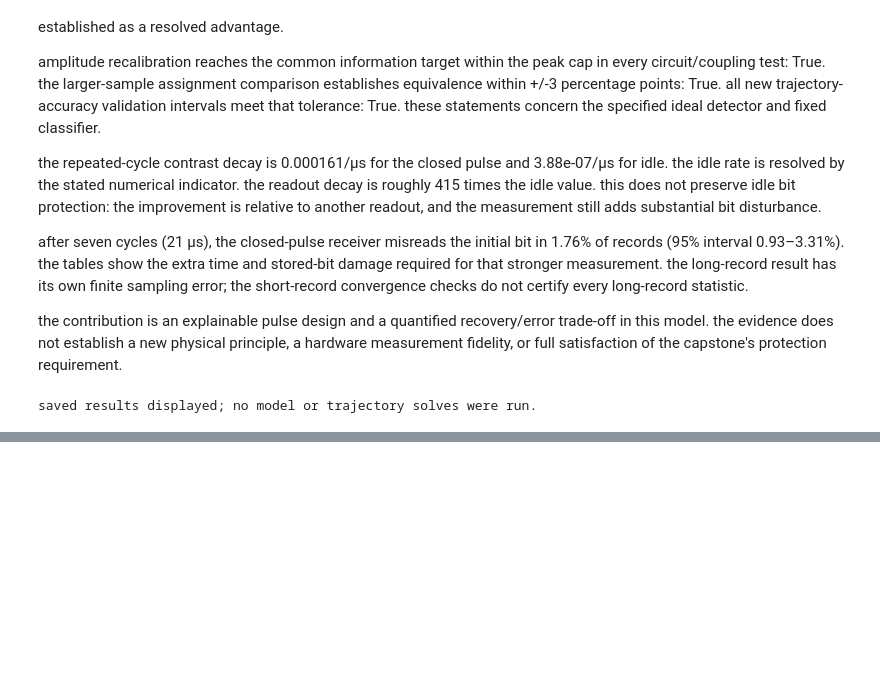
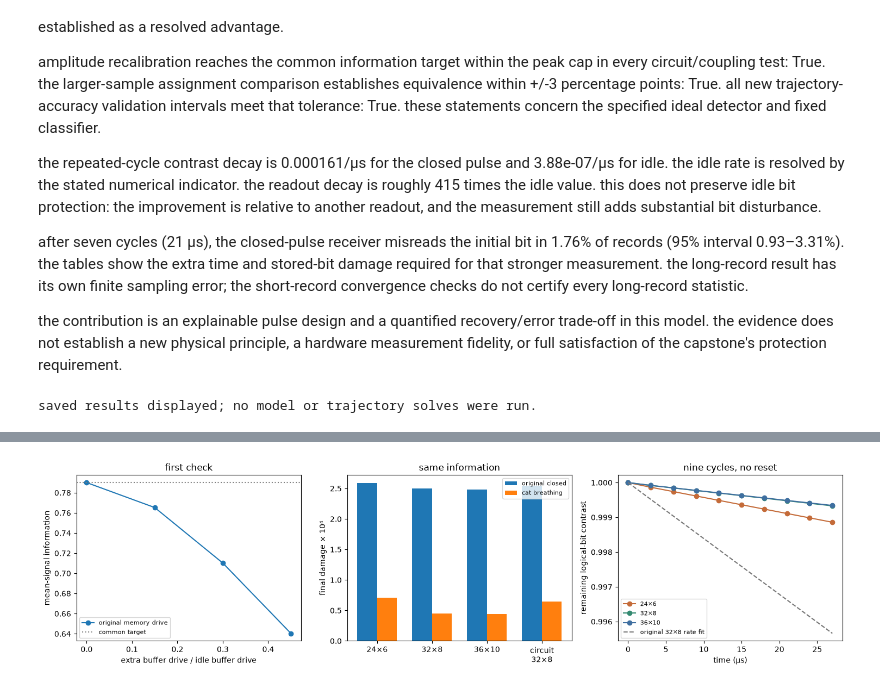
Before and after one commit to simransummermalik/solvingalice-bob, a Jupyter notebook: cat_qubits.ipynb, the cells around one changed output, grey strips where cells are left out. Drawn from its saved outputs; the diff is of its cells as text; code cells hidden in the pictures; blank space fills up the shorter version.

```diff
--- a/cat_qubits.ipynb
+++ b/cat_qubits.ipynb
@@ -2583,0 +3176,81 @@ saved results displayed; no model or trajectory solves were run.
+# %%
+breath_recompute_cycles = False  # leave false for quick display of the saved 9-cycle runs
+
+
+def breath_cycle_run(na, nb, cycles=9):
+    spec = selected_specs["closed"]  # the same pulse as above, repeated without reset
+    h, jumps, ops, a, b = two_mode(na, nb)
+    even, odd = cat_ket(na, alpha, 1), cat_ket(na, alpha, -1)
+    zero, one = (even+odd)/np.sqrt(2), (even-odd)/np.sqrt(2)  # orthogonal logical states
+    logical_z = dq.tensor(dq.todm(zero)-dq.todm(one), dq.eye(nb))  # stored-bit contrast
+    initial = dq.tensor(zero, dq.fock(nb, 0))  # exactly one preparation before all nine cycles
+    envelope = extension_waveform(spec)
+
+    def readout(t):
+        return 1.111*envelope(jnp.mod(t, 3.0))  # same matched memory drive in each cycle
+
+    def buffer_extra(t):
+        phase = jnp.mod(t, 3.0)  # local clock resets the control, not the quantum state
+        inside = (phase >= 0) & (phase < breath_duration)
+        ramp = jnp.sin(jnp.pi*phase/breath_duration)**2
+        return jnp.where(inside, -g2*alpha**2*breath_fraction*ramp, 0.0)
+
+    driven = h + dq.modulated(readout, a+a.dag()) + dq.modulated(buffer_extra, b+b.dag())
+    times = np.linspace(0, 3*cycles, 120*cycles+1)
+    result = dq.mesolve(driven, jumps, initial, jnp.asarray(times), exp_ops=[logical_z, *ops],
+                       method=dq.method.Tsit5(rtol=2e-10, atol=2e-12, max_steps=2_000_000), save_states=False)
+    expectation = np.asarray(result.expects)  # no full two-mode density matrix needs to be stored
+    endpoints = np.arange(0, len(times), 120)
+    contrast = expectation[0, endpoints].real
+    rate = float(-np.polyfit(times[endpoints][2:], np.log(contrast[2:]), 1)[0])
+    return pd.DataFrame({"na": na, "nb": nb, "cycle": endpoints//120, "time": times[endpoints],
+                         "contrast": contrast, "memory tail": expectation[6, endpoints].real,
+                         "buffer tail": expectation[7, endpoints].real, "bit decay rate": rate})
+
+
+if breath_recompute_cycles:
+    if any(name not in globals() for name in ["two_mode", "selected_specs", "dq", "jnp", "g2", "alpha"]):
+        raise RuntimeError("run the earlier model cells before repeating the Lindblad calculation")
+    for na, nb in [(24, 6), (32, 8), (36, 10)]:
+        breath_cycle_run(na, nb).to_csv(breath_folder / f"pump_assisted_cycles_{na}_{nb}.csv", index=False)
+
+breath_cycles = {cutoff: pd.read_csv(breath_folder / f"pump_assisted_cycles_{cutoff[0]}_{cutoff[1]}.csv")
+                 for cutoff in [(24, 6), (32, 8), (36, 10)]}  # check convergence of the repeated-cycle rate
+breath_old_cycles = pd.read_csv(breath_folder / "audit_repeated_cycle_rates.csv")
+breath_cycle_rows = []
+for na, nb in [(24, 6), (32, 8), (36, 10)]:
+    new = breath_cycles[(na, nb)]
+    old_rows = breath_old_cycles.query("pulse == 'closed' and na == @na and nb == @nb")
+    old_rate = float(old_rows["rate"].iloc[0]) if len(old_rows) else np.nan  # baseline 36×10 was not simulated
+    new_rate = float(new["bit decay rate"].iloc[0])
+    breath_cycle_rows.append({"na": na, "nb": nb, "baseline rate per us": old_rate,
+                              "breathing rate per us": new_rate,
+                              "rate reduction %": float(100*(1-new_rate/old_rate)) if np.isfinite(old_rate) else np.nan})
+breath_cycle_table = pd.DataFrame(breath_cycle_rows)
+display(breath_cycle_table.round(8))
+breath_cycle_table.to_csv(breath_folder / "pump_breathing_cycle_rates.csv", index=False)
+
+fig, axes = plt.subplots(1, 3, figsize=(15, 4))  # signal, final damage, and repeated-bit protection
+axes[0].plot(breath_exploratory["pump fraction"], breath_exploratory["information"], "o-", label="original memory drive")
+axes[0].axhline(0.79, color="gray", ls=":", label="common target")
+axes[0].set(xlabel="extra buffer drive / idle buffer drive", ylabel="mean-signal information", title="first check")
+axes[0].legend(fontsize=8)
+positions = np.arange(len(breath_matched))
+axes[1].bar(positions-0.18, 1e4*breath_matched["baseline damage"], width=0.36, label="original closed")
+axes[1].bar(positions+0.18, 1e4*breath_matched["breathing damage"], width=0.36, label="cat breathing")
+axes[1].set(xticks=positions, xticklabels=["24×6", "32×8", "36×10", "circuit\n32×8"],
+            ylabel="final damage × 10⁴", title="same information")
+axes[1].legend(fontsize=8)
+for cutoff, color in [((24, 6), "#c46b39"), ((32, 8), "#348a71"), ((36, 10), "#3f6fa0")]:
+    trial = breath_cycles[cutoff]
+    axes[2].plot(trial["time"], trial["contrast"], "o-", color=color, label=f"{cutoff[0]}×{cutoff[1]}")
+baseline_rate = float(breath_old_cycles.query("pulse == 'closed' and na == 32 and nb == 8")["rate"].iloc[0])
+axes[2].plot(breath_cycles[(32, 8)]["time"], np.exp(-baseline_rate*breath_cycles[(32, 8)]["time"]),
+             "--", color="#777777", label="original 32×8 rate fit")  # the fit is a guide, not raw endpoint data
+axes[2].set(xlabel="time (μs)", ylabel="remaining logical-bit contrast", title="nine cycles, no reset")
+axes[2].legend(fontsize=8)
+fig.tight_layout()
+fig.savefig(breath_folder / "23_cat_breathing_readout.png", dpi=170, bbox_inches="tight")
+plt.show()
+plt.close(fig)
+# %% [output]
@@ -2583,0 +3261 @@ saved results displayed; no model or trajectory solves were run.
+[figure, added]
```
Also changed, not shown: parts of 29 cells of this notebook, 57 other files.
